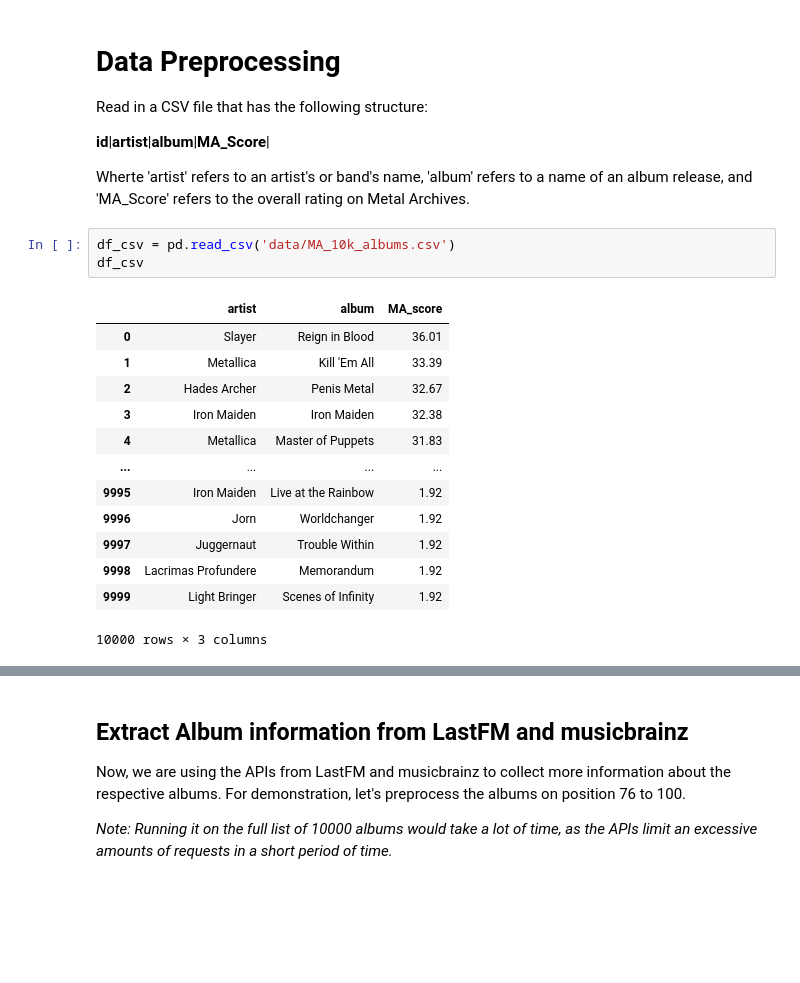
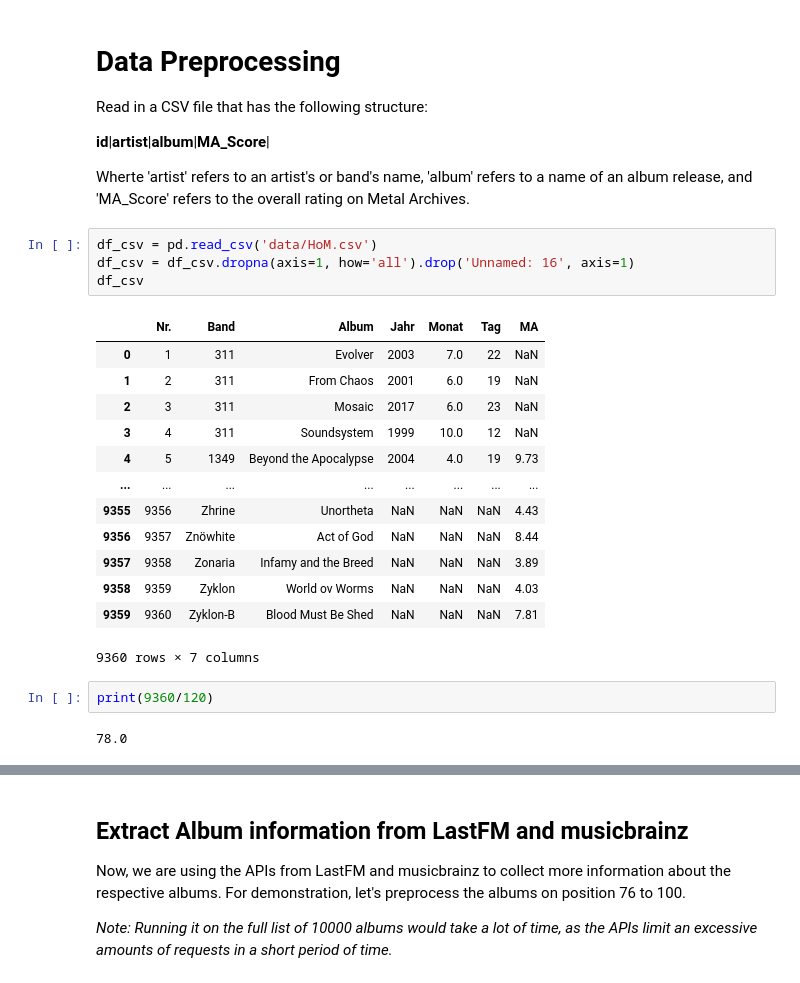
Before and after one commit to ostromann/heavy_metal_history, a Jupyter notebook: 0-preprocessing.ipynb, the cells around one changed output, grey strips where cells are left out. Drawn from its saved outputs; the diff is of its cells as text; blank space fills up the shorter version.

```diff
--- a/0-preprocessing.ipynb
+++ b/0-preprocessing.ipynb
@@ -23,19 +23,24 @@ __id__|__artist__|__album__|__MA_Score__|
 
 Wherte 'artist' refers to an artist's or band's name, 'album' refers to a name of an album release, and 'MA_Score' refers to the overall rating on Metal Archives.
 # %%
-df_csv = pd.read_csv('data/MA_10k_albums.csv')
+df_csv = pd.read_csv('data/HoM.csv')
+df_csv = df_csv.dropna(axis=1, how='all').drop('Unnamed: 16', axis=1)
 df_csv
 # %% [output]
-|  | artist | album | MA_score |
-| 0 | Slayer | Reign in Blood | 36.01 |
-| 1 | Metallica | Kill 'Em All | 33.39 |
-| 2 | Hades Archer | Penis Metal | 32.67 |
-| 3 | Iron Maiden | Iron Maiden | 32.38 |
-| 4 | Metallica | Master of Puppets | 31.83 |
-| ... | ... | ... | ... |
-| 9995 | Iron Maiden | Live at the Rainbow | 1.92 |
-| 9996 | Jorn | Worldchanger | 1.92 |
-| 9997 | Juggernaut | Trouble Within | 1.92 |
-| 9998 | Lacrimas Profundere | Memorandum | 1.92 |
-| 9999 | Light Bringer | Scenes of Infinity | 1.92 |
+|  | Nr. | Band | Album | Jahr | Monat | Tag | MA |
+| 0 | 1 | 311 | Evolver | 2003 | 7.0 | 22 | NaN |
+| 1 | 2 | 311 | From Chaos | 2001 | 6.0 | 19 | NaN |
+| 2 | 3 | 311 | Mosaic | 2017 | 6.0 | 23 | NaN |
+| 3 | 4 | 311 | Soundsystem | 1999 | 10.0 | 12 | NaN |
+| 4 | 5 | 1349 | Beyond the Apocalypse | 2004 | 4.0 | 19 | 9.73 |
+| ... | ... | ... | ... | ... | ... | ... | ... |
+| 9355 | 9356 | Zhrine | Unortheta | NaN | NaN | NaN | 4.43 |
+| 9356 | 9357 | Znöwhite | Act of God | NaN | NaN | NaN | 8.44 |
+| 9357 | 9358 | Zonaria | Infamy and the Breed | NaN | NaN | NaN | 3.89 |
+| 9358 | 9359 | Zyklon | World ov Worms | NaN | NaN | NaN | 4.03 |
+| 9359 | 9360 | Zyklon-B | Blood Must Be Shed | NaN | NaN | NaN | 7.81 |
-10000 rows × 3 columns
+9360 rows × 7 columns
+# %%
+print(9360/120)
+# %% [output]
+78.0
```
Also changed, not shown: parts of 3 cells of this notebook, 1 other file.
